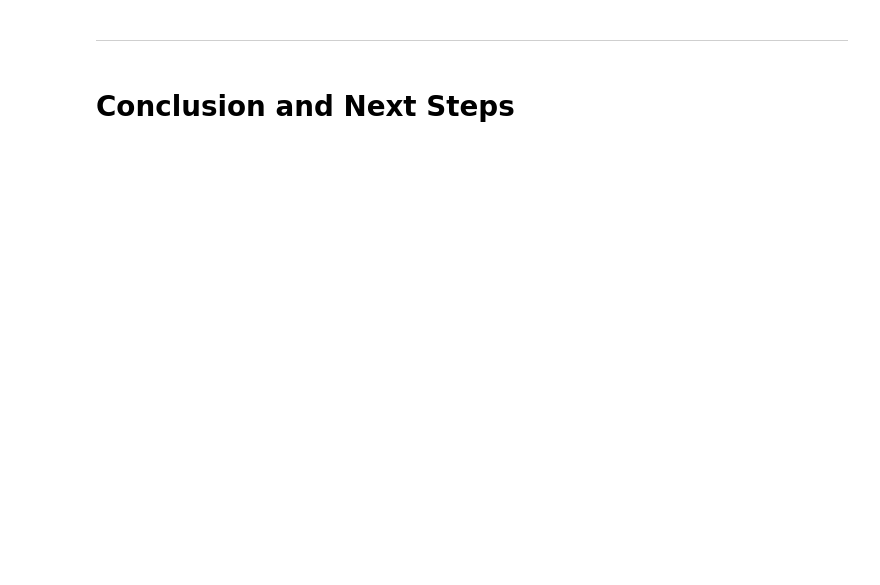
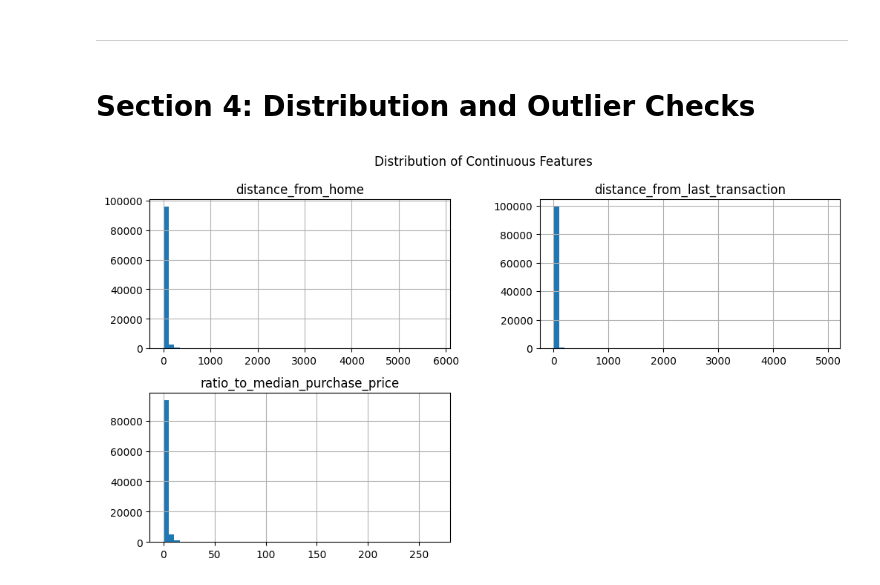
Before and after one commit to JayneLawley/Credit-Card-Fraud-Analysis, a Jupyter notebook: jupyter_notebooks/01 ETL.ipynb, the cells around one changed output. Drawn from its saved outputs; the diff is of its cells as text; code cells hidden in the pictures; blank space fills up the shorter version.

```diff
--- a/jupyter_notebooks/01 ETL.ipynb
+++ b/jupyter_notebooks/01 ETL.ipynb
@@ -44,2 +72,25 @@ current_dir
 # %% [markdown]
 Section 1 content
+# %%
+# Load libraries and the 100k stratified sample dataset
+
+from pathlib import Path # load the pathlib library
+
+import numpy as mp # load the numpy library
+import pandas as pd # load the pandas library
+import matplotlib.pyplot as plt # load the matplotlib library
+import seaborn as sns # load the seaborn library
+import json # for reading sample metadat
+
+# load the 100k stratified sample dataset
+df = pd.read_csv('data/raw/card_transdata_sample_100k.csv') # load the dataset
+
+print(df.head()) # display the first 5 rows of the dataframe (use print as multiple outputs are not supported in script, single output no print needed)
+
+print(df.shape) # display the shape of the dataframe
+
+# Display fraud rate and counts clearly
+fraud_count = int(df['fraud'].sum()) # count the number of fraud cases
+fraud_rate = df['fraud'].mean() # calculate the fraud rate
+total_rows = df.shape[0] # get the total number of transactions
+print(f"Fraud rate: {fraud_rate:.4%} ({fraud_count} fraud cases out of {total_rows} total transactions)") # display fraud rate and counts clearly
@@ -52,4 +209,15 @@ Section 2 content
 # %% [markdown]
 ---
-# %% [markdown]
-# Conclusion and Next Steps
+# %% [markdown]
+# Section 4: Distribution and Outlier Checks
+# %%
+# Histograms for continuous variables
+cont_cols = ["distance_from_home",
+             "distance_from_last_transaction",
+             "ratio_to_median_purchase_price"] # list of continuous variable columns
+
+df[cont_cols].hist(bins=50, figsize=(12,6)) # plot histograms for continuous columns
+plt.suptitle("Distribution of Continuous Features") # add a title
+plt.show() # display the plots
+# %% [output]
+[figure, added]
```
Also changed, not shown: parts of 19 cells of this notebook, 4 other files.
